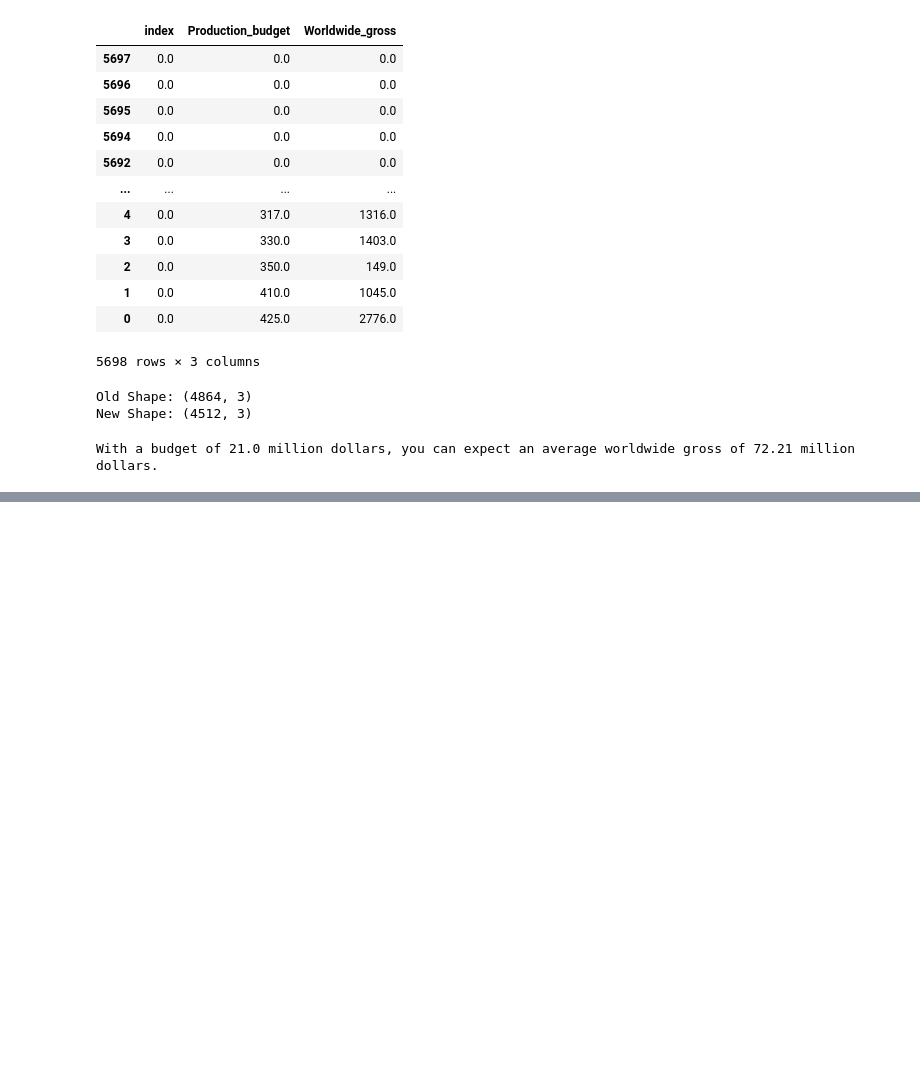
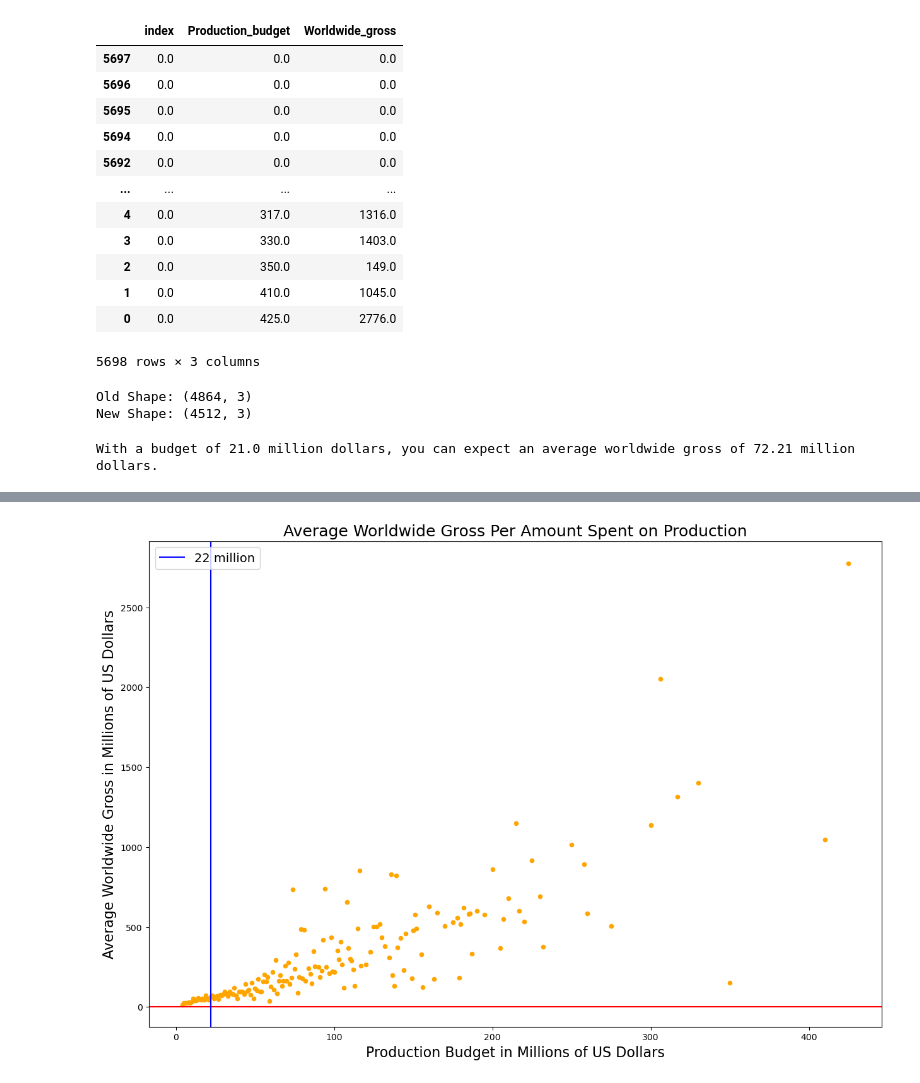
Before and after one commit to KMalinga/dsc-phase-1-project-v2-4, a Jupyter notebook: student.ipynb, the cells around one changed output, grey strips where cells are left out. Drawn from its saved outputs; the diff is of its cells as text; code cells hidden in the pictures; blank space fills up the shorter version.

```diff
--- a/student.ipynb
+++ b/student.ipynb
@@ -399,0 +416,17 @@ With a budget of 21.0 million dollars, you can expect an average worldwide gross
+# %%
+# Plotting the scatter plot
+ax = bghighlow_wg_mean.plot.scatter(figsize=(15,10), x='Production_budget', y='Worldwide_gross', color='orange')
+plt.title('Average Worldwide Gross Per Amount Spent on Production', fontsize=18)
+plt.xlabel('Production Budget in Millions of US Dollars', fontsize=16)
+plt.ylabel('Average Worldwide Gross in Millions of US Dollars', fontsize=16)
+
+# Adding horizontal and vertical lines
+plt.axhline(y=0, color='red', linestyle='-')
+plt.axvline(x=22, color='blue', label='22 million')
+plt.legend(loc='upper left', prop={"size": 14})
+
+# Saving the plot as a PNG file
+plt.savefig('average_worldwide_gross.png')
+plt.show()
+# %% [output]
+[figure, added]
```
Also changed, not shown: parts of 1 cell of this notebook.
